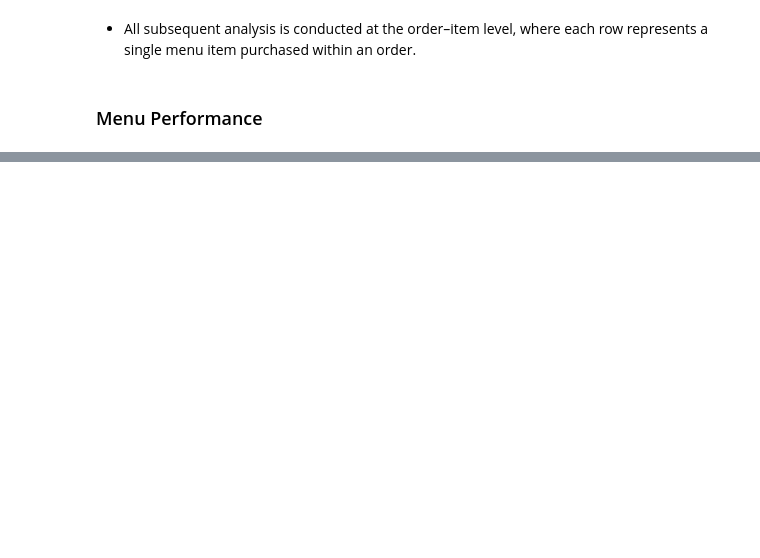
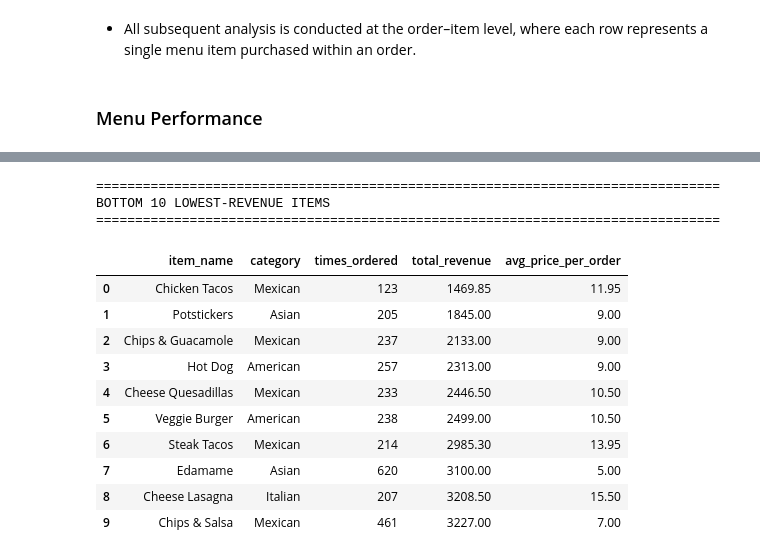
Before and after one commit to DonnahM/Restaurant_analytics-, a Jupyter notebook: restaurant_operations_analysis.ipynb, the cells around one changed output, grey strips where cells are left out. Cells and saved outputs as stored; diff of their text form; code cells hidden in the pictures; blank space fills up the shorter version.

```diff
--- a/restaurant_operations_analysis.ipynb
+++ b/restaurant_operations_analysis.ipynb
@@ -356,0 +432,33 @@ Records with revenue calculated: 12,097
+# %%
+# Bottom 10 Worst Performers
+print("\n" + "=" * 80)
+print("BOTTOM 10 LOWEST-REVENUE ITEMS")
+print("=" * 80)
+
+pd.read_sql_query("""
+SELECT
+    item_name,
+    category,
+    COUNT(*) AS times_ordered,
+    ROUND(SUM(revenue), 2) AS total_revenue,
+    ROUND(SUM(revenue) / COUNT(*), 2) AS avg_price_per_order
+FROM order_analysis
+GROUP BY item_name, category
+ORDER BY total_revenue ASC
+LIMIT 10
+               """, conn)
+# %% [output]
+================================================================================
+BOTTOM 10 LOWEST-REVENUE ITEMS
+================================================================================
+|  | item_name | category | times_ordered | total_revenue | avg_price_per_order |
+| 0 | Chicken Tacos | Mexican | 123 | 1469.85 | 11.95 |
+| 1 | Potstickers | Asian | 205 | 1845.00 | 9.00 |
+| 2 | Chips & Guacamole | Mexican | 237 | 2133.00 | 9.00 |
+| 3 | Hot Dog | American | 257 | 2313.00 | 9.00 |
+| 4 | Cheese Quesadillas | Mexican | 233 | 2446.50 | 10.50 |
+| 5 | Veggie Burger | American | 238 | 2499.00 | 10.50 |
+| 6 | Steak Tacos | Mexican | 214 | 2985.30 | 13.95 |
+| 7 | Edamame | Asian | 620 | 3100.00 | 5.00 |
+| 8 | Cheese Lasagna | Italian | 207 | 3208.50 | 15.50 |
+| 9 | Chips & Salsa | Mexican | 461 | 3227.00 | 7.00 |
```
Also changed, not shown: parts of 21 cells of this notebook, 1 other file.
